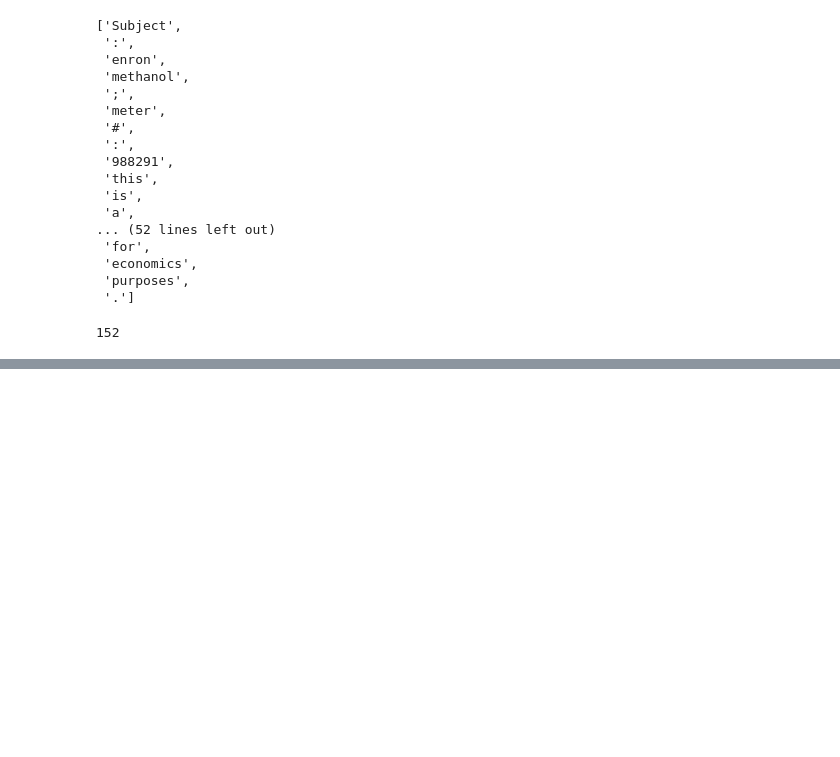
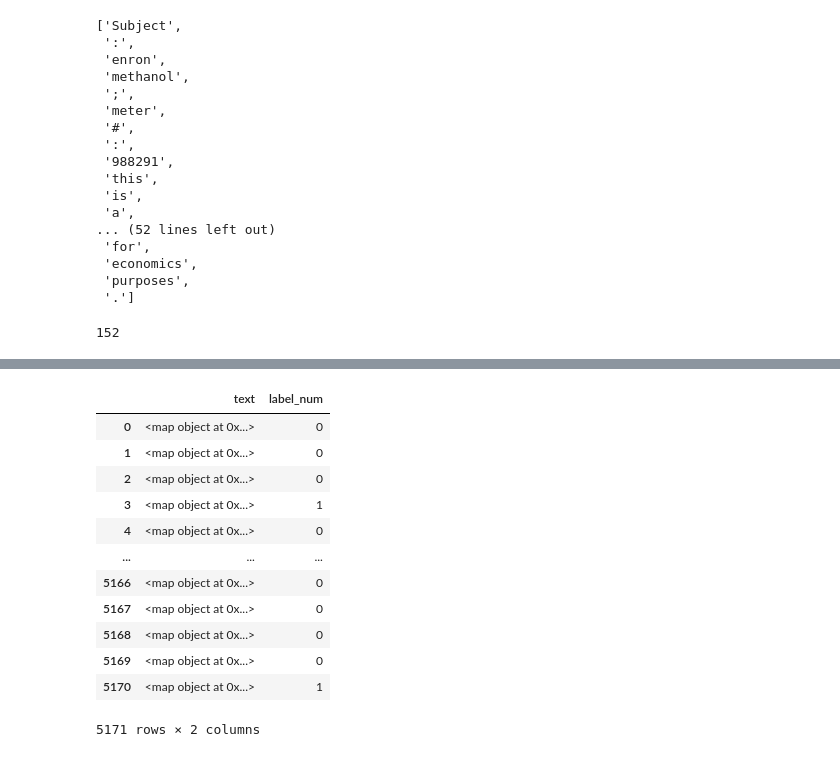
Before and after one commit to dikshank/Email-Classification, a Jupyter notebook: Spam_Email_Classification.ipynb, the cells around one changed output, grey strips where cells are left out. Cells and saved outputs as stored; diff of their text form; code cells hidden in the pictures; blank space fills up the shorter version.

```diff
--- a/Spam_Email_Classification.ipynb
+++ b/Spam_Email_Classification.ipynb
@@ -114,0 +308,28 @@ len(vocab) # Every single e-mail can be represented by 152 tokens(2 rows and 152
+# %%
+def contracted_word_expension(token):
+    if token in contractions_dict.keys():
+        return contractions_dict[token]
+
+    else:
+        return token
+# %%
+def contractions_expension(list_of_tokens):
+    return map(contracted_word_expension,list_of_tokens) #map is a lazy loop
+# %%
+data['text'] = data['text'].apply(lambda x: contractions_expension(x))
+# %%
+data
+# %% [output]
+|  | text | label_num |
+| 0 | <map object at 0x...> | 0 |
+| 1 | <map object at 0x...> | 0 |
+| 2 | <map object at 0x...> | 0 |
+| 3 | <map object at 0x...> | 1 |
+| 4 | <map object at 0x...> | 0 |
+| ... | ... | ... |
+| 5166 | <map object at 0x...> | 0 |
+| 5167 | <map object at 0x...> | 0 |
+| 5168 | <map object at 0x...> | 0 |
+| 5169 | <map object at 0x...> | 0 |
+| 5170 | <map object at 0x...> | 1 |
+5171 rows × 2 columns
```
Also changed, not shown: parts of 89 cells of this notebook.
